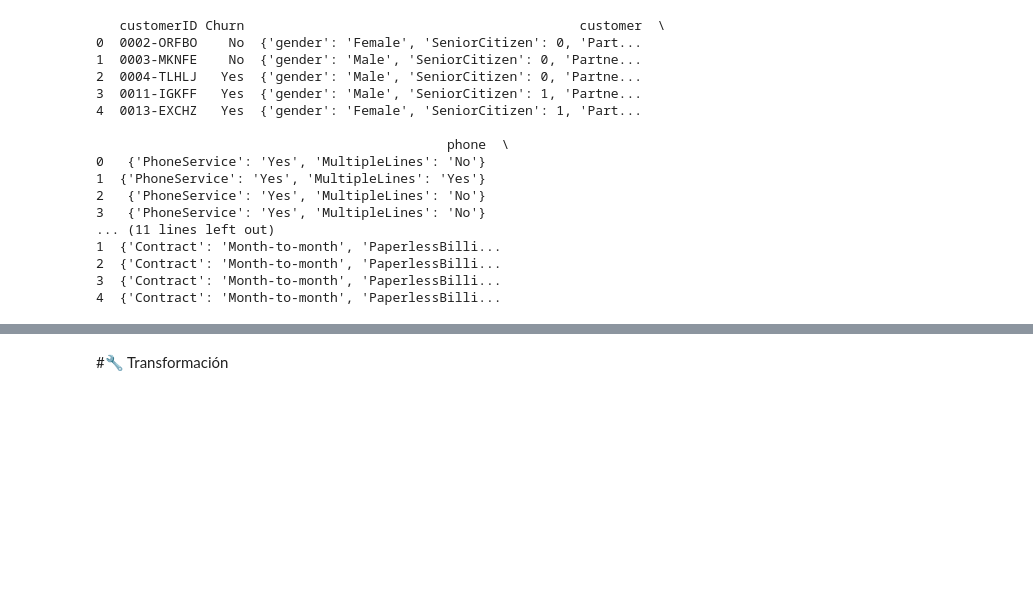
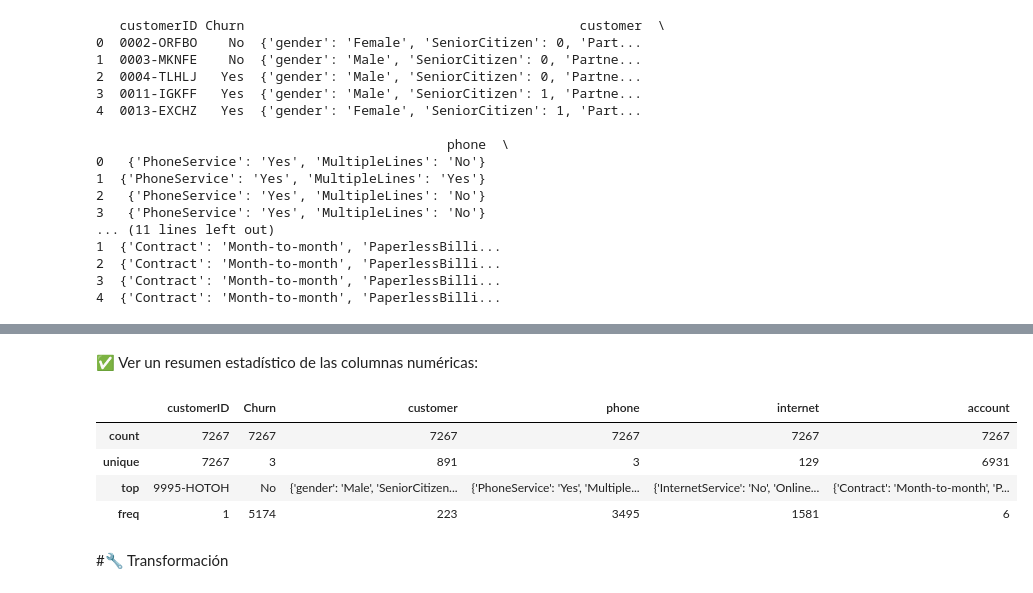
Before and after one commit to adrian-pieroni/challenge2-data-science-LATAM, a Jupyter notebook: challenge2_data_science_LATAM.ipynb, the cells around one changed output, grey strips where cells are left out. Saved outputs shown, nothing was run; the diff lists cells and outputs as text; code cells hidden in the pictures; blank space fills up the shorter version.

```diff
--- a/challenge2_data_science_LATAM.ipynb
+++ b/challenge2_data_science_LATAM.ipynb
@@ -34,3 +91,13 @@ print(df.head())
+# %% [markdown]
+✅ Ver un resumen estadístico de las columnas numéricas:
+# %%
+df.describe(include='object')
+# %% [output]
+|  | customerID | Churn | customer | phone | internet | account |
+| count | 7267 | 7267 | 7267 | 7267 | 7267 | 7267 |
+| unique | 7267 | 3 | 891 | 3 | 129 | 6931 |
+| top | 9995-HOTOH | No | {'gender': 'Male', 'SeniorCitizen... | {'PhoneService': 'Yes', 'Multiple... | {'InternetService': 'No', 'Online... | {'Contract': 'Month-to-month', 'P... |
+| freq | 1 | 5174 | 223 | 3495 | 1581 | 6 |
 # %% [markdown]
 #🔧 Transformación
 # %% [markdown]
```
Also changed, not shown: parts of 9 cells of this notebook.
